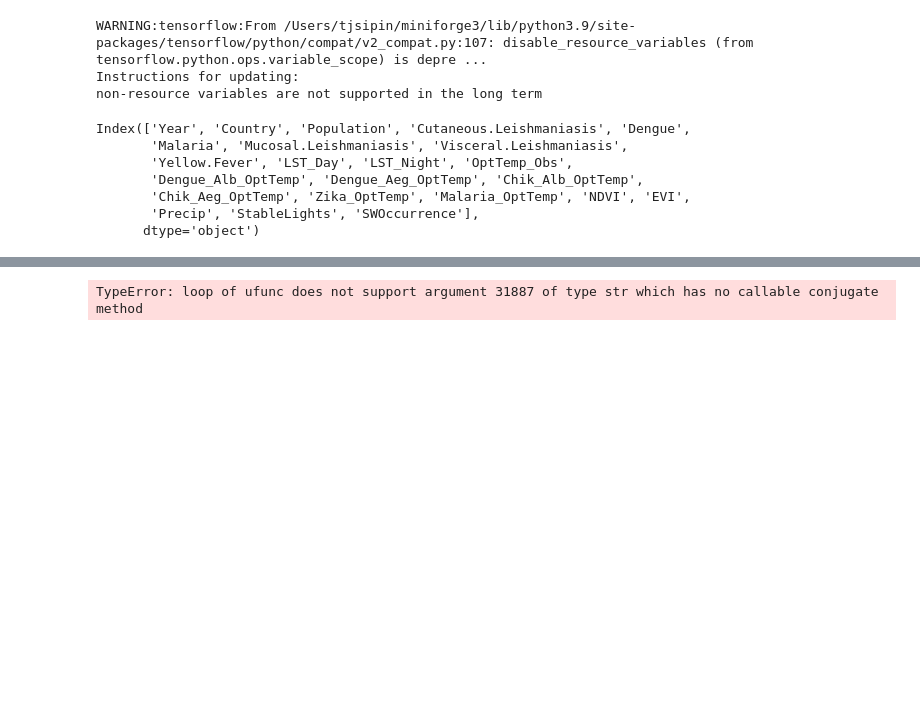
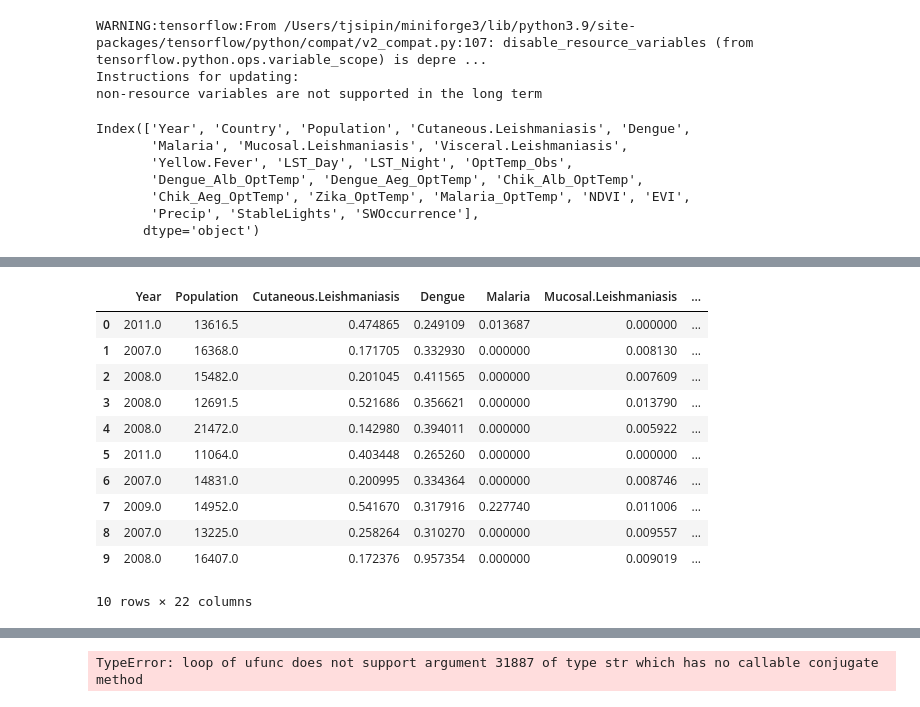
Before and after one commit to tjsipin/MacDonald-REU-Summer-22, a Jupyter notebook: models/python/clustering-nn.ipynb, the cells around one changed output, grey strips where cells are left out. Drawn from its saved outputs; the diff is of its cells as text; code cells hidden in the pictures; blank space fills up the shorter version.

```diff
--- a/models/python/clustering-nn.ipynb
+++ b/models/python/clustering-nn.ipynb
@@ -588,0 +617,19 @@ def kmeans(df,k,feature_cols,verbose):
+# %%
+cluster = pd.DataFrame()
+for x in range(k):
+    y = raw_df.loc[choc_embed['centroid'] == x,:].median()
+    cluster = cluster.append(y, ignore_index=True)
+cluster
+# %% [output]
+|  | Year | Population | Cutaneous.Leishmaniasis | Dengue | Malaria | Mucosal.Leishmaniasis | ... |
+| 0 | 2011.0 | 13616.5 | 0.474865 | 0.249109 | 0.013687 | 0.000000 | ... |
+| 1 | 2007.0 | 16368.0 | 0.171705 | 0.332930 | 0.000000 | 0.008130 | ... |
+| 2 | 2008.0 | 15482.0 | 0.201045 | 0.411565 | 0.000000 | 0.007609 | ... |
+| 3 | 2008.0 | 12691.5 | 0.521686 | 0.356621 | 0.000000 | 0.013790 | ... |
+| 4 | 2008.0 | 21472.0 | 0.142980 | 0.394011 | 0.000000 | 0.005922 | ... |
+| 5 | 2011.0 | 11064.0 | 0.403448 | 0.265260 | 0.000000 | 0.000000 | ... |
+| 6 | 2007.0 | 14831.0 | 0.200995 | 0.334364 | 0.000000 | 0.008746 | ... |
+| 7 | 2009.0 | 14952.0 | 0.541670 | 0.317916 | 0.227740 | 0.011006 | ... |
+| 8 | 2007.0 | 13225.0 | 0.258264 | 0.310270 | 0.000000 | 0.009557 | ... |
+| 9 | 2008.0 | 16407.0 | 0.172376 | 0.957354 | 0.000000 | 0.009019 | ... |
+10 rows × 22 columns
```
Also changed, not shown: parts of 7 cells of this notebook, 4 other files.
